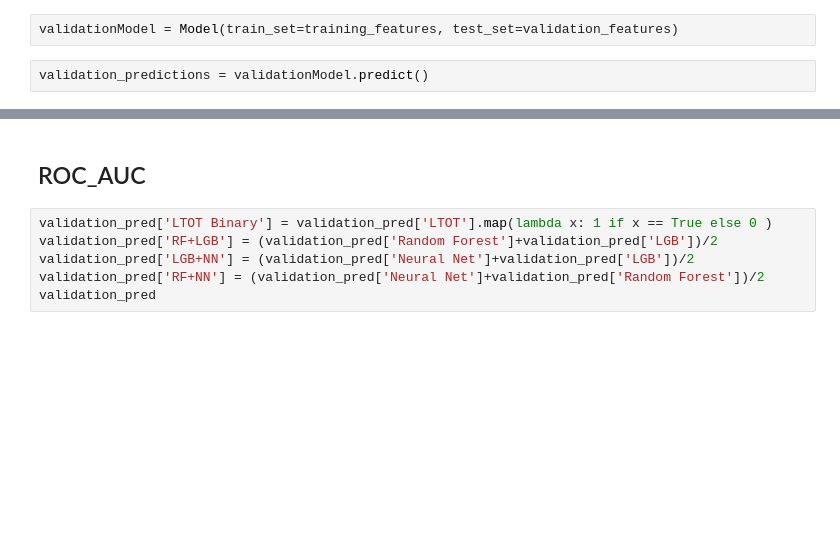
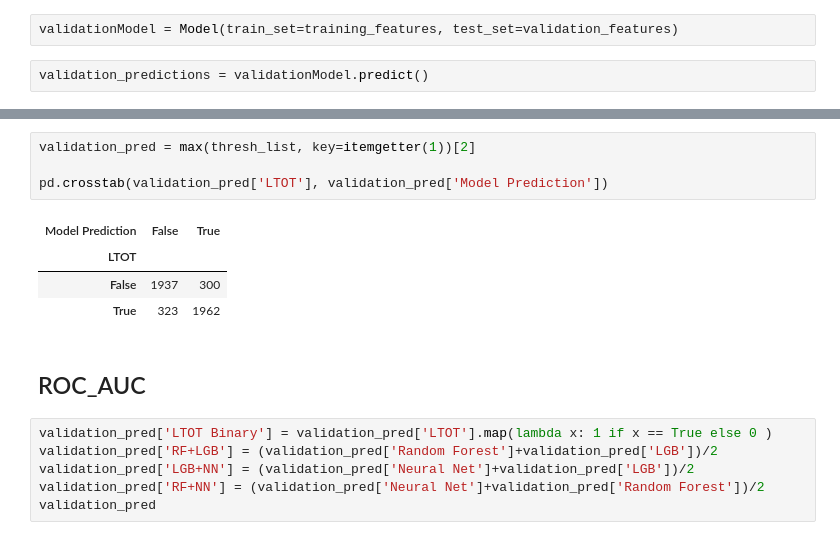
Before and after one commit to chenson2018/Humana-Mays-Competition, a Jupyter notebook: Final Model/Final Draft v4.ipynb, the cells around one changed output, grey strips where cells are left out. Drawn from its saved outputs; the diff is of its cells as text; blank space fills up the shorter version.

```diff
--- a/Final Model/Final Draft v4.ipynb
+++ b/Final Model/Final Draft v4.ipynb
@@ -351,3 +378,12 @@ max(thresh_list, key=itemgetter(1))
+# %%
+validation_pred = max(thresh_list, key=itemgetter(1))[2]
+
+pd.crosstab(validation_pred['LTOT'], validation_pred['Model Prediction'])
+# %% [output]
+| Model Prediction | False | True |
+| LTOT |  |  |
+| False | 1937 | 300 |
+| True | 323 | 1962 |
 # %% [markdown]
 ## ROC_AUC
 # %%
```
Also changed, not shown: parts of 7 cells of this notebook, 1 other file.
